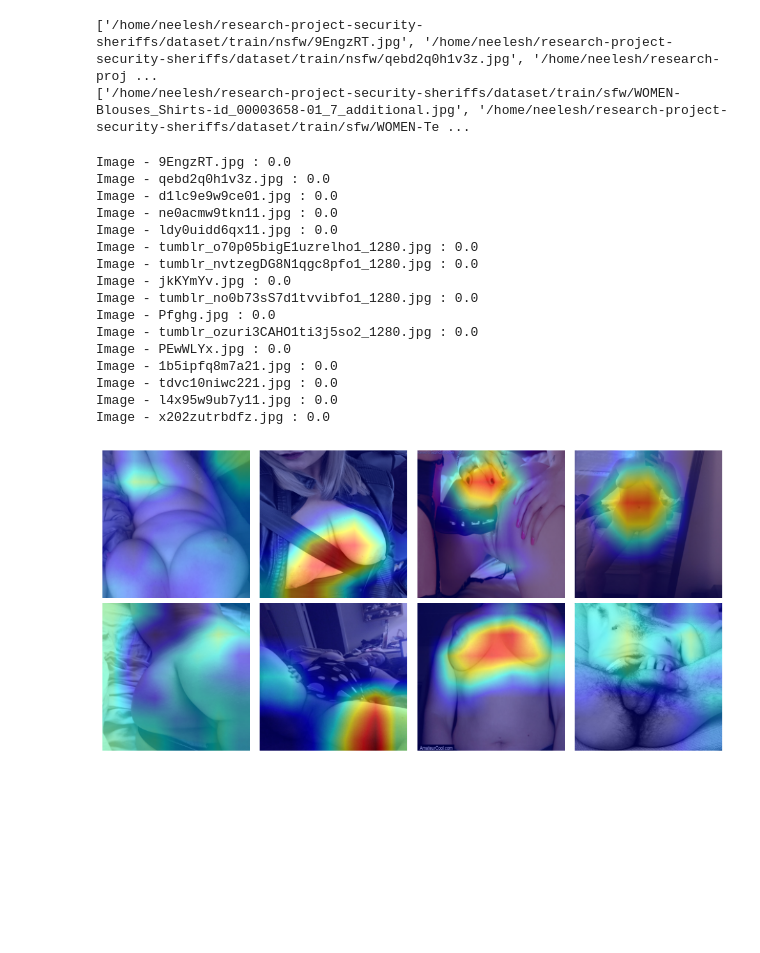
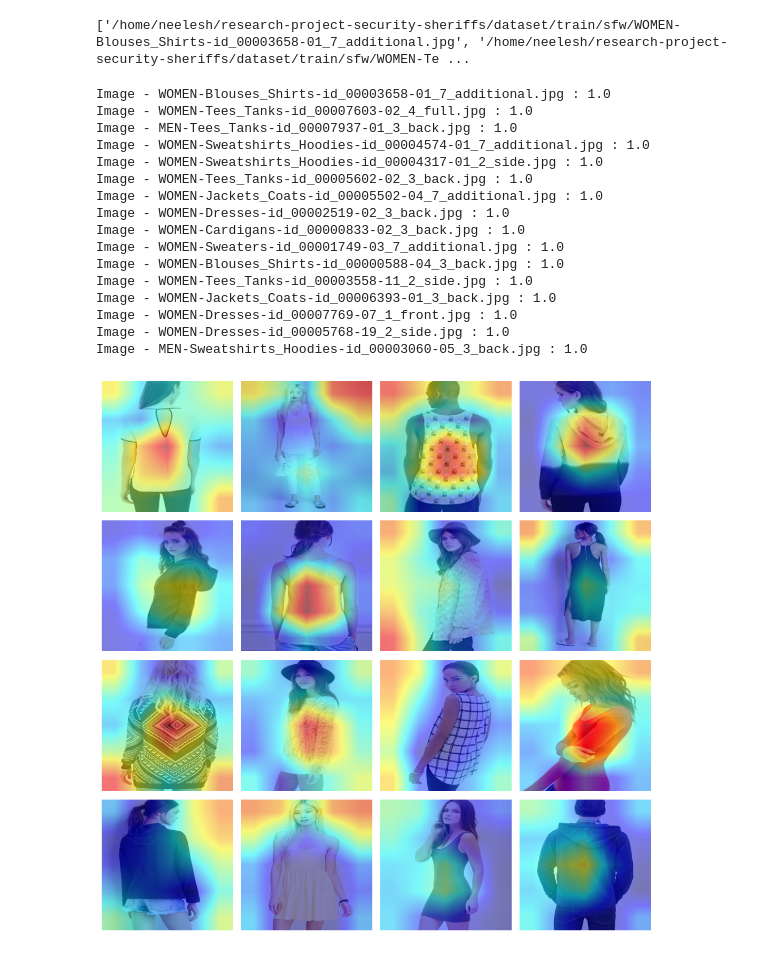
Before and after one commit to jagadeesh-r1/NSFW-Ninja, a Jupyter notebook: code/grad_cam.ipynb, the cells around one changed output. Cells and saved outputs as stored; diff of their text form; code cells hidden in the pictures; blank space fills up the shorter version.

Commit message:
Added all grad scores

```diff
--- a/code/grad_cam.ipynb
+++ b/code/grad_cam.ipynb
@@ -56,8 +56,8 @@ model = classifier_utils.loadModel(config)
 # with open("dataset_log/sfw_list.pkl", "wb") as file:
 #     pickle.dump(sfw_imgs_list, file)
 # %%
-# img_type = "sfw"
-img_type = "nsfw"
+img_type = "sfw"
+# img_type = "nsfw"
 
 if img_type == "sfw":
     with open("dataset_log/sfw_list.pkl", "rb") as file:
@@ -69,7 +69,6 @@ if img_type == "nsfw":
 
 print(imgs_list)
 # %% [output]
-['/home/neelesh/research-project-security-sheriffs/dataset/train/nsfw/9EngzRT.jpg', '/home/neelesh/research-project-security-sheriffs/dataset/train/nsfw/qebd2q0h1v3z.jpg', '/home/neelesh/research-proj ...
 ['/home/neelesh/research-project-security-sheriffs/dataset/train/sfw/WOMEN-Blouses_Shirts-id_00003658-01_7_additional.jpg', '/home/neelesh/research-project-security-sheriffs/dataset/train/sfw/WOMEN-Te ...
 # %%
 normalize = transforms.Normalize(mean=[0.485, 0.456, 0.406], std=[0.229, 0.224, 0.225])
@@ -88,8 +87,7 @@ input_tensors = []
 original_imgs = []
 img_names = []
 with torch.no_grad():
-    for img_name in nsfw_imgs_list:
-        # img_name = os.path.join(folder, img_name)
+    for img_name in imgs_list:
         img = Image.open(img_name).convert('RGB')
         img_name = img_name.split("/")[-1]
         img_names.append(img_name)
@@ -108,22 +106,22 @@ with torch.no_grad():
         y_pred = y_pred.cpu().numpy()[0][0]
         print("Image - {} : {}".format(img_name, y_pred))
 # %% [output]
-Image - 9EngzRT.jpg : 0.0
-Image - qebd2q0h1v3z.jpg : 0.0
-Image - d1lc9e9w9ce01.jpg : 0.0
-Image - ne0acmw9tkn11.jpg : 0.0
-Image - ldy0uidd6qx11.jpg : 0.0
-Image - tumblr_o70p05bigE1uzrelho1_1280.jpg : 0.0
-Image - tumblr_nvtzegDG8N1qgc8pfo1_1280.jpg : 0.0
-Image - jkKYmYv.jpg : 0.0
-Image - tumblr_no0b73sS7d1tvvibfo1_1280.jpg : 0.0
-Image - Pfghg.jpg : 0.0
-Image - tumblr_ozuri3CAHO1ti3j5so2_1280.jpg : 0.0
-Image - PEwWLYx.jpg : 0.0
-Image - 1b5ipfq8m7a21.jpg : 0.0
-Image - tdvc10niwc221.jpg : 0.0
-Image - l4x95w9ub7y11.jpg : 0.0
-Image - x202zutrbdfz.jpg : 0.0
+Image - WOMEN-Blouses_Shirts-id_00003658-01_7_additional.jpg : 1.0
+Image - WOMEN-Tees_Tanks-id_00007603-02_4_full.jpg : 1.0
+Image - MEN-Tees_Tanks-id_00007937-01_3_back.jpg : 1.0
+Image - WOMEN-Sweatshirts_Hoodies-id_00004574-01_7_additional.jpg : 1.0
+Image - WOMEN-Sweatshirts_Hoodies-id_00004317-01_2_side.jpg : 1.0
+Image - WOMEN-Tees_Tanks-id_00005602-02_3_back.jpg : 1.0
+Image - WOMEN-Jackets_Coats-id_00005502-04_7_additional.jpg : 1.0
+Image - WOMEN-Dresses-id_00002519-02_3_back.jpg : 1.0
+Image - WOMEN-Cardigans-id_00000833-02_3_back.jpg : 1.0
+Image - WOMEN-Sweaters-id_00001749-03_7_additional.jpg : 1.0
+Image - WOMEN-Blouses_Shirts-id_00000588-04_3_back.jpg : 1.0
+Image - WOMEN-Tees_Tanks-id_00003558-11_2_side.jpg : 1.0
+Image - WOMEN-Jackets_Coats-id_00006393-01_3_back.jpg : 1.0
+Image - WOMEN-Dresses-id_00007769-07_1_front.jpg : 1.0
+Image - WOMEN-Dresses-id_00005768-19_2_side.jpg : 1.0
+Image - MEN-Sweatshirts_Hoodies-id_00003060-05_3_back.jpg : 1.0
 # %%
 def reshape_transform(tensor, height=14, width=14):
     result = tensor[:, 1 :  , :].reshape(tensor.size(0),
@@ -133,26 +131,34 @@ def reshape_transform(tensor, height=14, width=14):
     return result
 # %%
 grad_cam_imgs = []
+
+output_dir = os.path.join("grad_cam_outputs", config['model'], img_type)
+if not os.path.exists(output_dir):
+    os.makedirs(output_dir, exist_ok=True)
+
+###### Target layers for VIT
+# target_layers = [model.module.encoder.layers.encoder_layer_10.ln_1]
+
+####### Target Layers for Resnet50
+# target_layers = [model.module.layer4[-1].bn3]
+
+####### Target Layers for Resnet34
+# target_layers = [model.module.layer4[-2].bn2]
+
+####### Target Layers for Resnet18
+# target_layers = [model.module.layer4[-2]]
+
+####### Target Layers for Inception
+target_layers = [model.module.Mixed_7c.branch_pool.bn, model.module.Mixed_7c.branch3x3dbl_3b.bn]
+
 if config['base'] == 'vit':
     cam = GradCAM(model=model, target_layers=target_layers, use_cuda=True, reshape_transform=reshape_transform)
 else:
     cam = GradCAM(model=model, target_layers=target_layers, use_cuda=True)
 
-
-output_dir = os.path.join("grad_cam_outputs", config['model'], type_img)
-
-if not os.path.exists(output_dir):
-    os.makedirs(output_dir, exist_ok=True)
-###### Target layers for VIT
-# target_layers = [model.module.encoder.layers.encoder_layer_10.ln_1]
-# target_layers = [model.module.encoder.layers.encoder_layer_11.ln_1]
-
-####### Target Layers for Resnet50
-target_layers = [model.module.layer4[-1].bn3]
-
 targets = [ClassifierOutputTarget(0)]
 
-for i in range(num_images):
+for i in range(len(input_tensors)):
 
     index = i
     # print(input_tensors[2].shape)
@@ -165,20 +171,20 @@ for i in range(num_images):
 
     grad_output.save(os.path.join(output_dir, img_names[index]))
 # %%
-num_rows = 2
+num_rows = 4
 num_cols = 4
-fig, axes = plt.subplots(num_rows, num_cols, figsize=(10, 5))
+fig, axes = plt.subplots(num_rows, num_cols, figsize=(10, 10))
 
 # Flatten the axes array to make it easier to iterate over
 axes = axes.flatten()
 
 # Loop through the images and display them on the grid
 for i, image in enumerate(grad_cam_imgs):
     axes[i].imshow(image)
     axes[i].axis('off')  # Turn off axis labels
 
 # Show the grid of images
 plt.tight_layout()
 plt.show()
 # %% [output]
-[figure, old version]
+[figure, new version]
```
Also changed, not shown: parts of 2 cells of this notebook, 1 other file.
